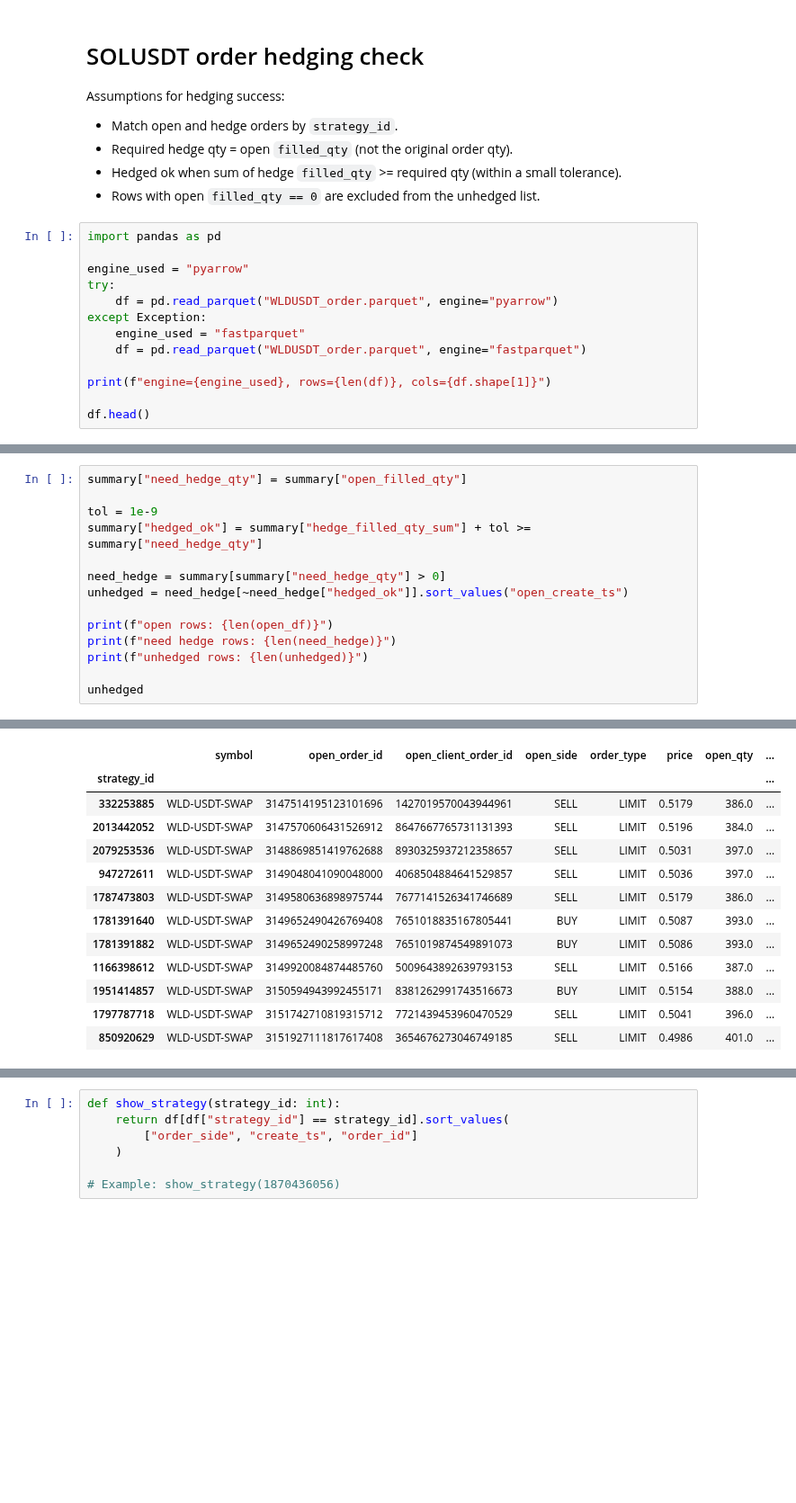
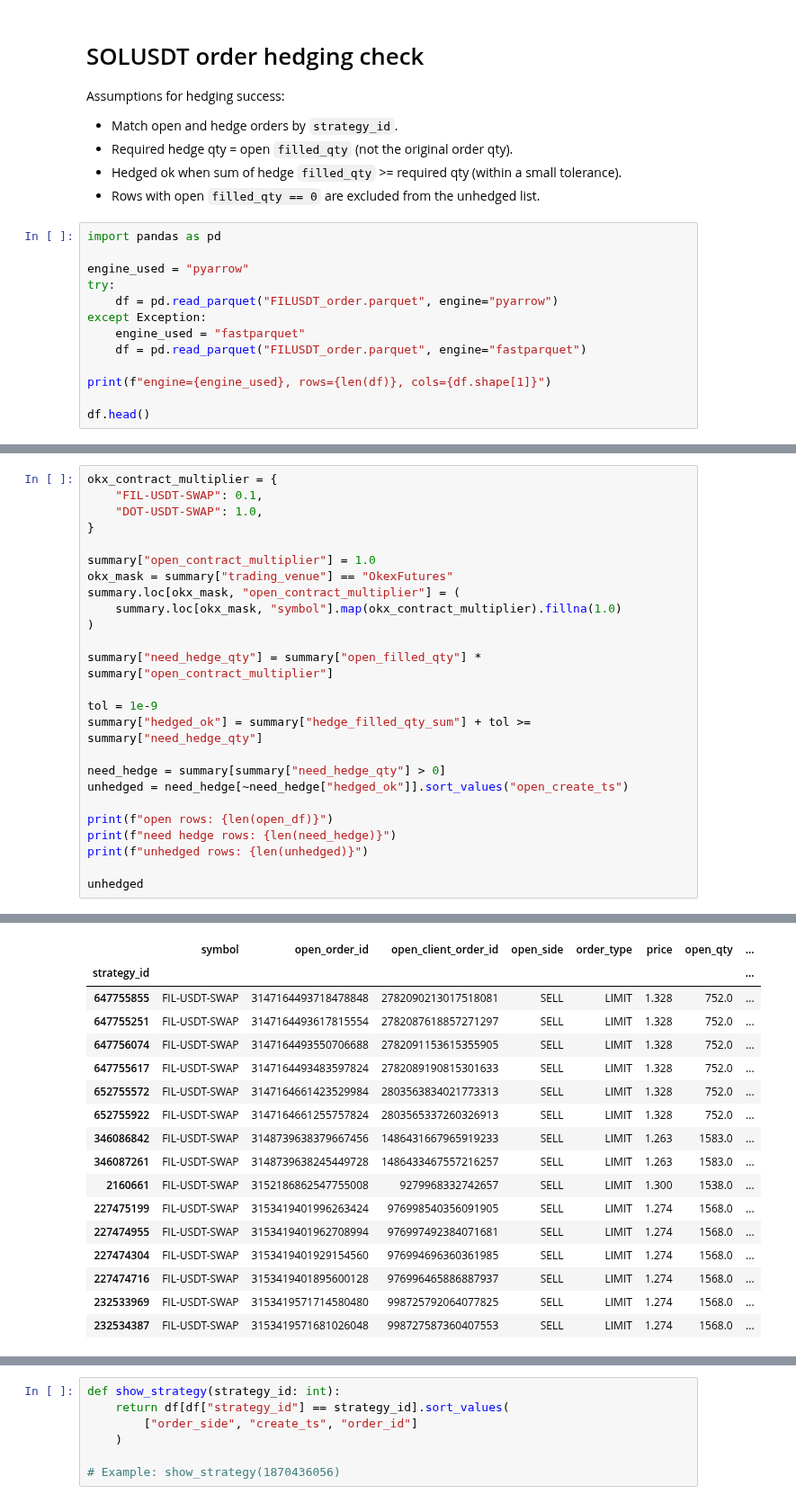
Before and after one commit to fangwater/mkt_signal, a Jupyter notebook: check.ipynb, the cells around one changed output, grey strips where cells are left out. Shown at 90% size. Drawn from its saved outputs; the diff is of its cells as text; blank space fills up the shorter version.

Commit message:
fix hedge

```diff
--- a/check.ipynb
+++ b/check.ipynb
@@ -11,10 +11,10 @@ import pandas as pd
 
 engine_used = "pyarrow"
 try:
-    df = pd.read_parquet("WLDUSDT_order.parquet", engine="pyarrow")
+    df = pd.read_parquet("FILUSDT_order.parquet", engine="pyarrow")
 except Exception:
     engine_used = "fastparquet"
-    df = pd.read_parquet("WLDUSDT_order.parquet", engine="fastparquet")
+    df = pd.read_parquet("FILUSDT_order.parquet", engine="fastparquet")
 
 print(f"engine={engine_used}, rows={len(df)}, cols={df.shape[1]}")
 
@@ -98,5 +98,16 @@ summary.head()
 # %%
-summary["need_hedge_qty"] = summary["open_filled_qty"]
+okx_contract_multiplier = {
+    "FIL-USDT-SWAP": 0.1,
+    "DOT-USDT-SWAP": 1.0,
+}
+
+summary["open_contract_multiplier"] = 1.0
+okx_mask = summary["trading_venue"] == "OkexFutures"
+summary.loc[okx_mask, "open_contract_multiplier"] = (
+    summary.loc[okx_mask, "symbol"].map(okx_contract_multiplier).fillna(1.0)
+)
+
+summary["need_hedge_qty"] = summary["open_filled_qty"] * summary["open_contract_multiplier"]
 
 tol = 1e-9
 summary["hedged_ok"] = summary["hedge_filled_qty_sum"] + tol >= summary["need_hedge_qty"]
@@ -116,13 +127,17 @@ unhedged rows: 11
 |  | symbol | open_order_id | open_client_order_id | open_side | order_type | price | open_qty | ... |
 | strategy_id |  |  |  |  |  |  |  | ... |
-| 332253885 | WLD-USDT-SWAP | 3147514195123101696 | 1427019570043944961 | SELL | LIMIT | 0.5179 | 386.0 | ... |
-| 2013442052 | WLD-USDT-SWAP | 3147570606431526912 | 8647667765731131393 | SELL | LIMIT | 0.5196 | 384.0 | ... |
-| 2079253536 | WLD-USDT-SWAP | 3148869851419762688 | 8930325937212358657 | SELL | LIMIT | 0.5031 | 397.0 | ... |
-| 947272611 | WLD-USDT-SWAP | 3149048041090048000 | 4068504884641529857 | SELL | LIMIT | 0.5036 | 397.0 | ... |
-| 1787473803 | WLD-USDT-SWAP | 3149580636898975744 | 7677141526341746689 | SELL | LIMIT | 0.5179 | 386.0 | ... |
-| 1781391640 | WLD-USDT-SWAP | 3149652490426769408 | 7651018835167805441 | BUY | LIMIT | 0.5087 | 393.0 | ... |
-| 1781391882 | WLD-USDT-SWAP | 3149652490258997248 | 7651019874549891073 | BUY | LIMIT | 0.5086 | 393.0 | ... |
-| 1166398612 | WLD-USDT-SWAP | 3149920084874485760 | 5009643892639793153 | SELL | LIMIT | 0.5166 | 387.0 | ... |
-| 1951414857 | WLD-USDT-SWAP | 3150594943992455171 | 8381262991743516673 | BUY | LIMIT | 0.5154 | 388.0 | ... |
-| 1797787718 | WLD-USDT-SWAP | 3151742710819315712 | 7721439453960470529 | SELL | LIMIT | 0.5041 | 396.0 | ... |
-| 850920629 | WLD-USDT-SWAP | 3151927111817617408 | 3654676273046749185 | SELL | LIMIT | 0.4986 | 401.0 | ... |
+| 647755855 | FIL-USDT-SWAP | 3147164493718478848 | 2782090213017518081 | SELL | LIMIT | 1.328 | 752.0 | ... |
+| 647755251 | FIL-USDT-SWAP | 3147164493617815554 | 2782087618857271297 | SELL | LIMIT | 1.328 | 752.0 | ... |
+| 647756074 | FIL-USDT-SWAP | 3147164493550706688 | 2782091153615355905 | SELL | LIMIT | 1.328 | 752.0 | ... |
+| 647755617 | FIL-USDT-SWAP | 3147164493483597824 | 2782089190815301633 | SELL | LIMIT | 1.328 | 752.0 | ... |
+| 652755572 | FIL-USDT-SWAP | 3147164661423529984 | 2803563834021773313 | SELL | LIMIT | 1.328 | 752.0 | ... |
+| 652755922 | FIL-USDT-SWAP | 3147164661255757824 | 2803565337260326913 | SELL | LIMIT | 1.328 | 752.0 | ... |
+| 346086842 | FIL-USDT-SWAP | 3148739638379667456 | 1486431667965919233 | SELL | LIMIT | 1.263 | 1583.0 | ... |
+| 346087261 | FIL-USDT-SWAP | 3148739638245449728 | 1486433467557216257 | SELL | LIMIT | 1.263 | 1583.0 | ... |
+| 2160661 | FIL-USDT-SWAP | 3152186862547755008 | 9279968332742657 | SELL | LIMIT | 1.300 | 1538.0 | ... |
+| 227475199 | FIL-USDT-SWAP | 3153419401996263424 | 976998540356091905 | SELL | LIMIT | 1.274 | 1568.0 | ... |
+| 227474955 | FIL-USDT-SWAP | 3153419401962708994 | 976997492384071681 | SELL | LIMIT | 1.274 | 1568.0 | ... |
+| 227474304 | FIL-USDT-SWAP | 3153419401929154560 | 976994696360361985 | SELL | LIMIT | 1.274 | 1568.0 | ... |
+| 227474716 | FIL-USDT-SWAP | 3153419401895600128 | 976996465886887937 | SELL | LIMIT | 1.274 | 1568.0 | ... |
+| 232533969 | FIL-USDT-SWAP | 3153419571714580480 | 998725792064077825 | SELL | LIMIT | 1.274 | 1568.0 | ... |
+| 232534387 | FIL-USDT-SWAP | 3153419571681026048 | 998727587360407553 | SELL | LIMIT | 1.274 | 1568.0 | ... |
```
Also changed, not shown: parts of 3 cells of this notebook, 1 other file.
